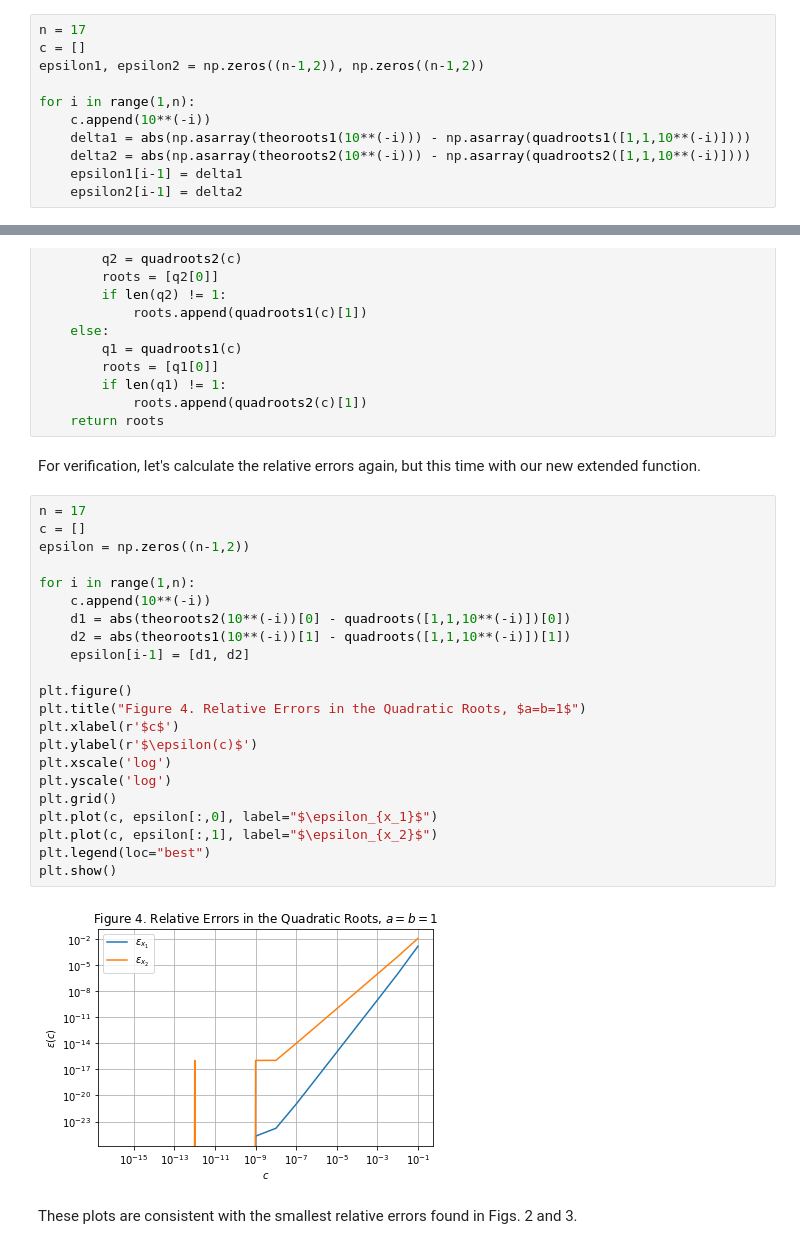
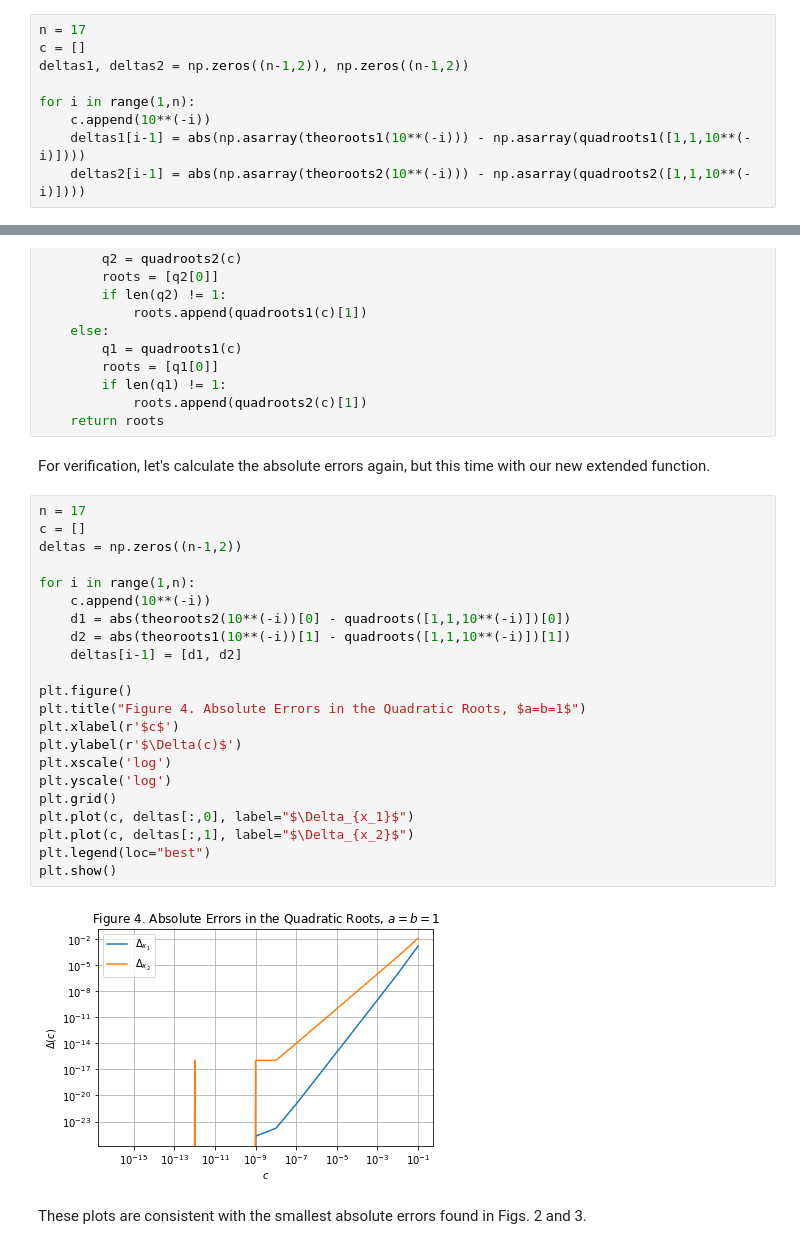
Before and after one commit to sabaronett/computational-physics-class-404-604-Spring-2020, a Jupyter notebook: homework/hw02.ipynb, the cells around one changed output, grey strips where cells are left out. Drawn from its saved outputs; the diff is of its cells as text.

```diff
--- a/homework/hw02.ipynb
+++ b/homework/hw02.ipynb
@@ -360,14 +354,12 @@ Next we calculate both the computational and theoretical roots for subsequent or
 # %%
 n = 17
 c = []
-epsilon1, epsilon2 = np.zeros((n-1,2)), np.zeros((n-1,2))
+deltas1, deltas2 = np.zeros((n-1,2)), np.zeros((n-1,2))
 
 for i in range(1,n):
     c.append(10**(-i))
-    delta1 = abs(np.asarray(theoroots1(10**(-i))) - np.asarray(quadroots1([1,1,10**(-i)])))
-    delta2 = abs(np.asarray(theoroots2(10**(-i))) - np.asarray(quadroots2([1,1,10**(-i)])))
-    epsilon1[i-1] = delta1
-    epsilon2[i-1] = delta2
+    deltas1[i-1] = abs(np.asarray(theoroots1(10**(-i))) - np.asarray(quadroots1([1,1,10**(-i)])))
+    deltas2[i-1] = abs(np.asarray(theoroots2(10**(-i))) - np.asarray(quadroots2([1,1,10**(-i)])))
 # %% [markdown]
 Finally we plot the results as a function of $c$.
 # %%
@@ -458,30 +450,30 @@ def quadroots(c):
             roots.append(quadroots2(c)[1])
     return roots
 # %% [markdown]
-For verification, let's calculate the relative errors again, but this time with our new extended function.
+For verification, let's calculate the absolute errors again, but this time with our new extended function.
 # %%
 n = 17
 c = []
-epsilon = np.zeros((n-1,2))
+deltas = np.zeros((n-1,2))
 
 for i in range(1,n):
     c.append(10**(-i))
     d1 = abs(theoroots2(10**(-i))[0] - quadroots([1,1,10**(-i)])[0])
     d2 = abs(theoroots1(10**(-i))[1] - quadroots([1,1,10**(-i)])[1])
-    epsilon[i-1] = [d1, d2]
+    deltas[i-1] = [d1, d2]
 
 plt.figure()
-plt.title("Figure 4. Relative Errors in the Quadratic Roots, $a=b=1$")
+plt.title("Figure 4. Absolute Errors in the Quadratic Roots, $a=b=1$")
 plt.xlabel(r'$c$')
-plt.ylabel(r'$\epsilon(c)$')
+plt.ylabel(r'$\Delta(c)$')
 plt.xscale('log')
 plt.yscale('log')
 plt.grid()
-plt.plot(c, epsilon[:,0], label="$\epsilon_{x_1}$")
-plt.plot(c, epsilon[:,1], label="$\epsilon_{x_2}$")
+plt.plot(c, deltas[:,0], label="$\Delta_{x_1}$")
+plt.plot(c, deltas[:,1], label="$\Delta_{x_2}$")
 plt.legend(loc="best")
 plt.show()
 # %% [output]
-[figure, old version]
+[figure, new version]
 # %% [markdown]
-These plots are consistent with the smallest relative errors found in Figs. 2 and 3.
+These plots are consistent with the smallest absolute errors found in Figs. 2 and 3.
```
Also changed, not shown: parts of 6 cells of this notebook.
